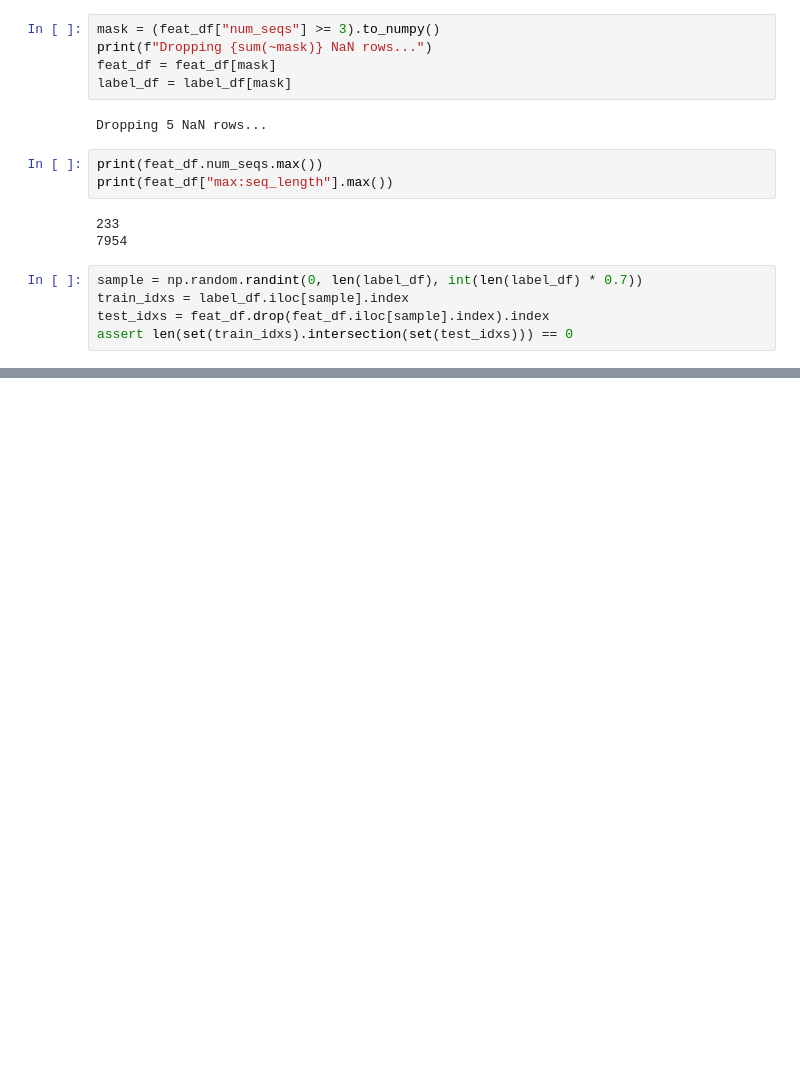
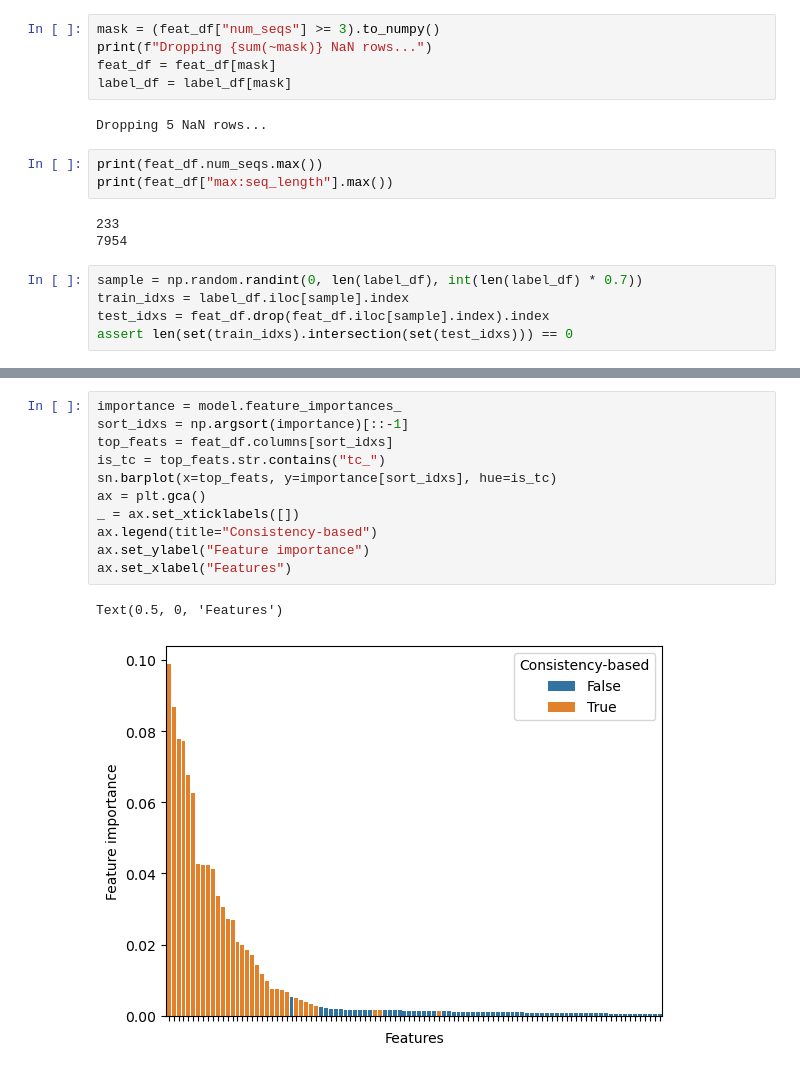
Before and after one commit to MaBody/aldiscore, a Jupyter notebook: notebooks/prediction_dev.ipynb, the cells around one changed output, grey strips where cells are left out. Cells and saved outputs as stored; diff of their text form; blank space fills up the shorter version.

```diff
--- a/notebooks/prediction_dev.ipynb
+++ b/notebooks/prediction_dev.ipynb
@@ -128,0 +139,14 @@ Text(0, 0.5, 'Label')
+# %%
+importance = model.feature_importances_
+sort_idxs = np.argsort(importance)[::-1]
+top_feats = feat_df.columns[sort_idxs]
+is_tc = top_feats.str.contains("tc_")
+sn.barplot(x=top_feats, y=importance[sort_idxs], hue=is_tc)
+ax = plt.gca()
+_ = ax.set_xticklabels([])
+ax.legend(title="Consistency-based")
+ax.set_ylabel("Feature importance")
+ax.set_xlabel("Features")
+# %% [output]
+Text(0.5, 0, 'Features')
+[figure, added]
```
Also changed, not shown: parts of 5 cells of this notebook.
